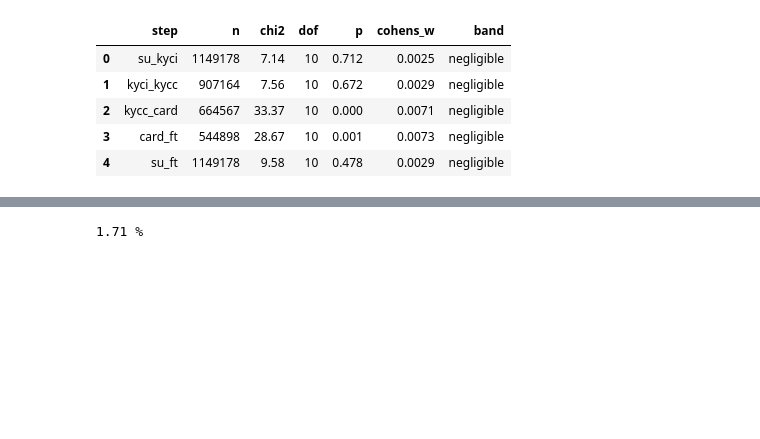
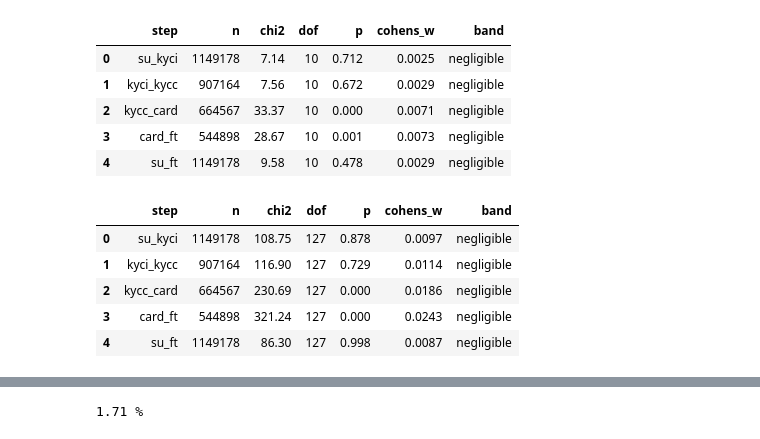
Before and after one commit to korcankomili/n26case, a Jupyter notebook: solutions/task1.ipynb, the cells around one changed output, grey strips where cells are left out. Cells and saved outputs as stored; diff of their text form; code cells hidden in the pictures; blank space fills up the shorter version.

```diff
--- a/solutions/task1.ipynb
+++ b/solutions/task1.ipynb
@@ -336,3 +385,12 @@ chi2_by_step(df = df, group_col = "marketing_channel", counts = _COUNTS, steps =
 | 2 | kycc_card | 664567 | 33.37 | 10 | 0.000 | 0.0071 | negligible |
 | 3 | card_ft | 544898 | 28.67 | 10 | 0.001 | 0.0073 | negligible |
 | 4 | su_ft | 1149178 | 9.58 | 10 | 0.478 | 0.0029 | negligible |
+# %%
+chi2_by_step(df = df, group_col = ["country", "marketing_channel"], counts = _COUNTS, steps = _FUNNEL_STEPS)
+# %% [output]
+|  | step | n | chi2 | dof | p | cohens_w | band |
+| 0 | su_kyci | 1149178 | 108.75 | 127 | 0.878 | 0.0097 | negligible |
+| 1 | kyci_kycc | 907164 | 116.90 | 127 | 0.729 | 0.0114 | negligible |
+| 2 | kycc_card | 664567 | 230.69 | 127 | 0.000 | 0.0186 | negligible |
+| 3 | card_ft | 544898 | 321.24 | 127 | 0.000 | 0.0243 | negligible |
+| 4 | su_ft | 1149178 | 86.30 | 127 | 0.998 | 0.0087 | negligible |
```
Also changed, not shown: parts of 20 cells of this notebook.
